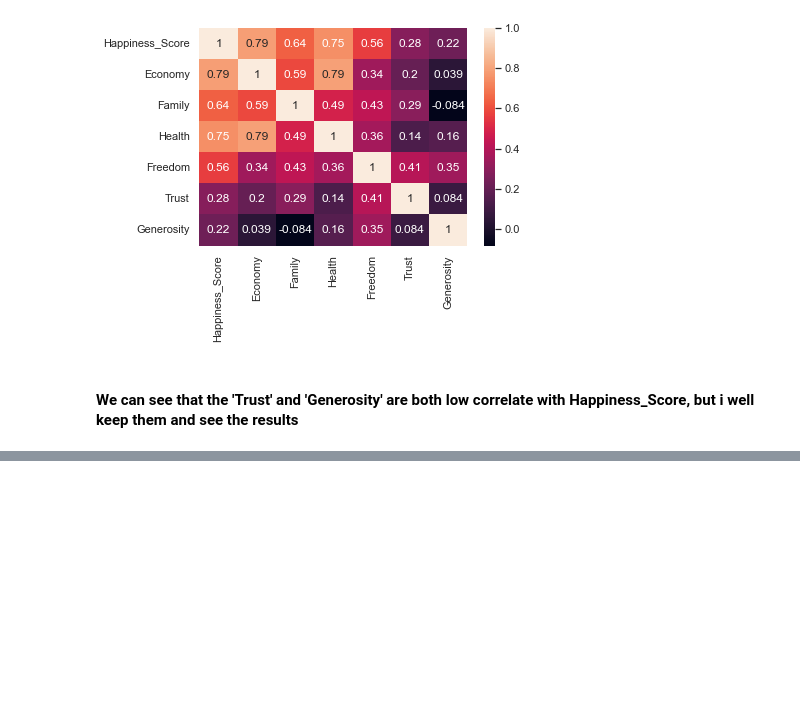
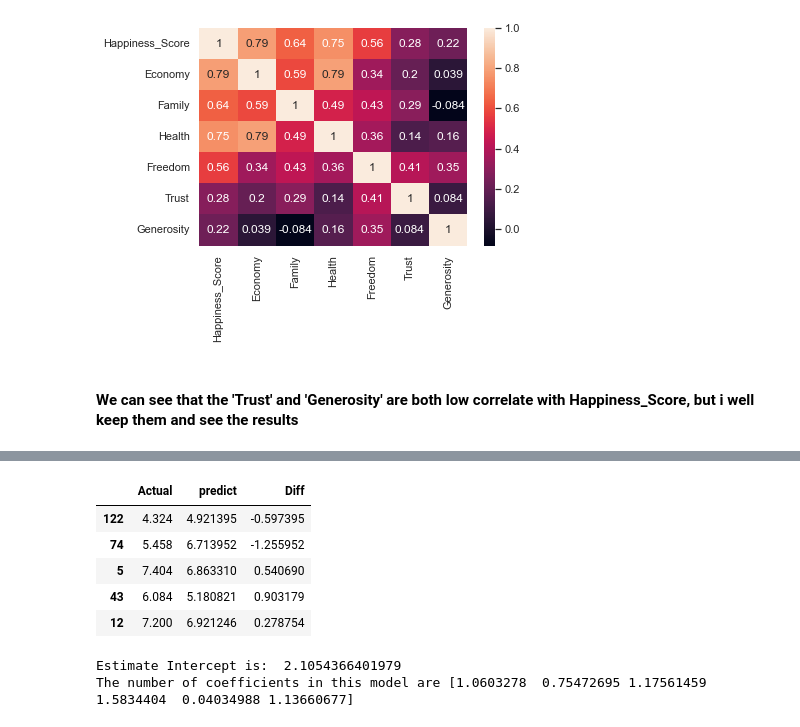
Before and after one commit to aalouane/DataScience-Projects, a Jupyter notebook: hapinness score/happiness_2.ipynb, the cells around one changed output, grey strips where cells are left out. Drawn from its saved outputs; the diff is of its cells as text; code cells hidden in the pictures; blank space fills up the shorter version.

```diff
--- a/hapinness score/happiness_2.ipynb
+++ b/hapinness score/happiness_2.ipynb
@@ -138,0 +165,3 @@ sns.heatmap(corr, annot=True)
+# %%
+from sklearn.model_selection import train_test_split
+X_train, X_test, y_train, y_test = train_test_split(X, y, test_size=0.20)
@@ -138,0 +174,24 @@ sns.heatmap(corr, annot=True)
+# %%
+y_pred = lm.predict(X_test)
+# %%
+result_lm = pd.DataFrame({
+    'Actual': y_test,
+    'predict' : y_pred
+})
+
+result_lm['Diff'] = y_test - y_pred
+result_lm.head()
+# %% [output]
+|  | Actual | predict | Diff |
+| 122 | 4.324 | 4.921395 | -0.597395 |
+| 74 | 5.458 | 6.713952 | -1.255952 |
+| 5 | 7.404 | 6.863310 | 0.540690 |
+| 43 | 6.084 | 5.180821 | 0.903179 |
+| 12 | 7.200 | 6.921246 | 0.278754 |
+# %%
+# we print the intercept and coefficients for the train dataset :
+print("Estimate Intercept is: ", lm.intercept_)  # 0.0001 in the vedio
+print("The number of coefficients in this model are", lm.coef_) # 7 coef in the vedio
+# %% [output]
+Estimate Intercept is:  2.1054366401979
+The number of coefficients in this model are [1.0603278  0.75472695 1.17561459 1.5834404  0.04034988 1.13660677]
```
Also changed, not shown: parts of 8 cells of this notebook.
